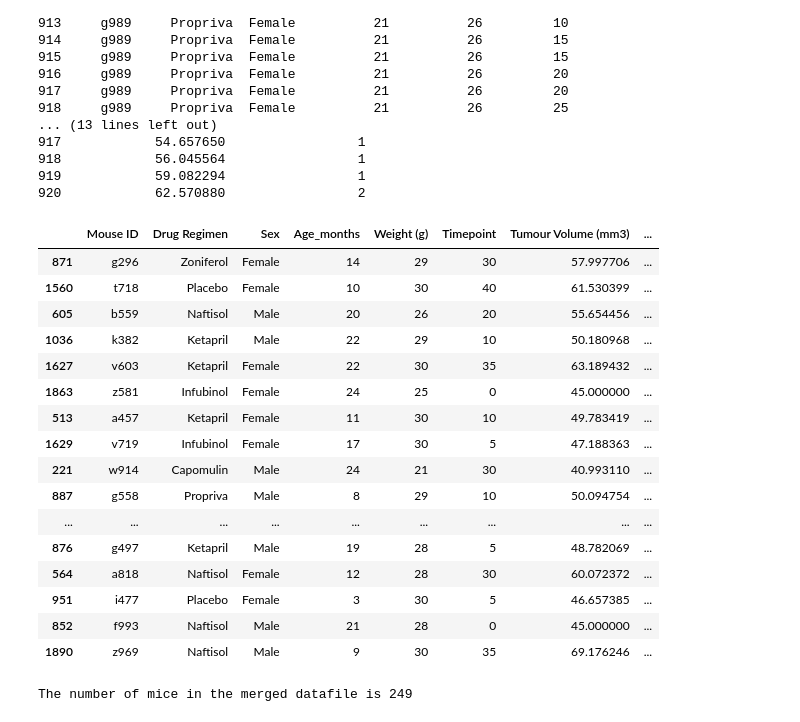
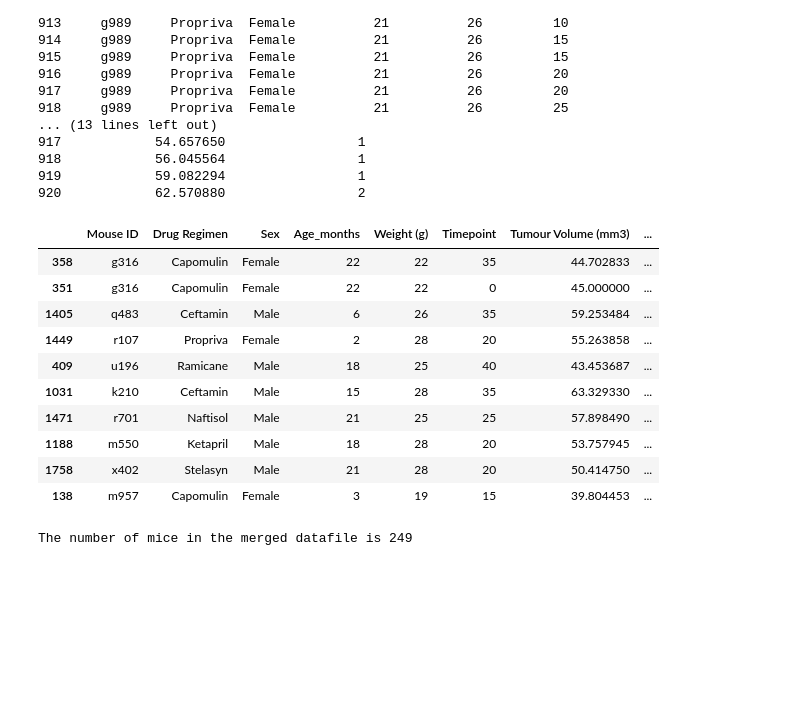
Before and after one commit to Reinierandrew/Pharmaceutical-Study, a Jupyter notebook: Pymaceuticals/pymaceutical_study.ipynb, the cells around one changed output. Drawn from its saved outputs; the diff is of its cells as text; code cells hidden in the pictures; blank space fills up the shorter version.

```diff
--- a/Pymaceuticals/pymaceutical_study.ipynb
+++ b/Pymaceuticals/pymaceutical_study.ipynb
@@ -72,26 +72,20 @@ print (data_dupl_mouse)
 # %%
 # Create a clean DataFrame by dropping the duplicate mouse by its ID
 # Ccreate a new DataFrame where this data is removed. Use this cleaned DataFrame for the remaining steps.
-merged_data_clean = merged_data.drop_duplicates(subset = ["Mouse ID", "Timepoint"], keep = 'last')
-merged_data_clean.sample(20)
+merged_data_clean = merged_data.drop_duplicates(subset = ["Mouse ID", "Timepoint"], keep = "last")
+merged_data_clean.sample(10)
 # %% [output]
 |  | Mouse ID | Drug Regimen | Sex | Age_months | Weight (g) | Timepoint | Tumour Volume (mm3) | ... |
-| 871 | g296 | Zoniferol | Female | 14 | 29 | 30 | 57.997706 | ... |
-| 1560 | t718 | Placebo | Female | 10 | 30 | 40 | 61.530399 | ... |
-| 605 | b559 | Naftisol | Male | 20 | 26 | 20 | 55.654456 | ... |
-| 1036 | k382 | Ketapril | Male | 22 | 29 | 10 | 50.180968 | ... |
-| 1627 | v603 | Ketapril | Female | 22 | 30 | 35 | 63.189432 | ... |
-| 1863 | z581 | Infubinol | Female | 24 | 25 | 0 | 45.000000 | ... |
-| 513 | a457 | Ketapril | Female | 11 | 30 | 10 | 49.783419 | ... |
-| 1629 | v719 | Infubinol | Female | 17 | 30 | 5 | 47.188363 | ... |
-| 221 | w914 | Capomulin | Male | 24 | 21 | 30 | 40.993110 | ... |
-| 887 | g558 | Propriva | Male | 8 | 29 | 10 | 50.094754 | ... |
-| ... | ... | ... | ... | ... | ... | ... | ... | ... |
-| 876 | g497 | Ketapril | Male | 19 | 28 | 5 | 48.782069 | ... |
-| 564 | a818 | Naftisol | Female | 12 | 28 | 30 | 60.072372 | ... |
-| 951 | i477 | Placebo | Female | 3 | 30 | 5 | 46.657385 | ... |
-| 852 | f993 | Naftisol | Male | 21 | 28 | 0 | 45.000000 | ... |
-| 1890 | z969 | Naftisol | Male | 9 | 30 | 35 | 69.176246 | ... |
+| 358 | g316 | Capomulin | Female | 22 | 22 | 35 | 44.702833 | ... |
+| 351 | g316 | Capomulin | Female | 22 | 22 | 0 | 45.000000 | ... |
+| 1405 | q483 | Ceftamin | Male | 6 | 26 | 35 | 59.253484 | ... |
+| 1449 | r107 | Propriva | Female | 2 | 28 | 20 | 55.263858 | ... |
+| 409 | u196 | Ramicane | Male | 18 | 25 | 40 | 43.453687 | ... |
+| 1031 | k210 | Ceftamin | Male | 15 | 28 | 35 | 63.329330 | ... |
+| 1471 | r701 | Naftisol | Male | 21 | 25 | 25 | 57.898490 | ... |
+| 1188 | m550 | Ketapril | Male | 18 | 28 | 20 | 53.757945 | ... |
+| 1758 | x402 | Stelasyn | Male | 21 | 28 | 20 | 50.414750 | ... |
+| 138 | m957 | Capomulin | Female | 3 | 19 | 15 | 39.804453 | ... |
 # %%
 # Checking the number of mice in the clean DataFrame.
 merged_mice = pd.DataFrame (merged_data_clean ["Mouse ID"])
```
Also changed, not shown: parts of 7 cells of this notebook, 1 other file.
